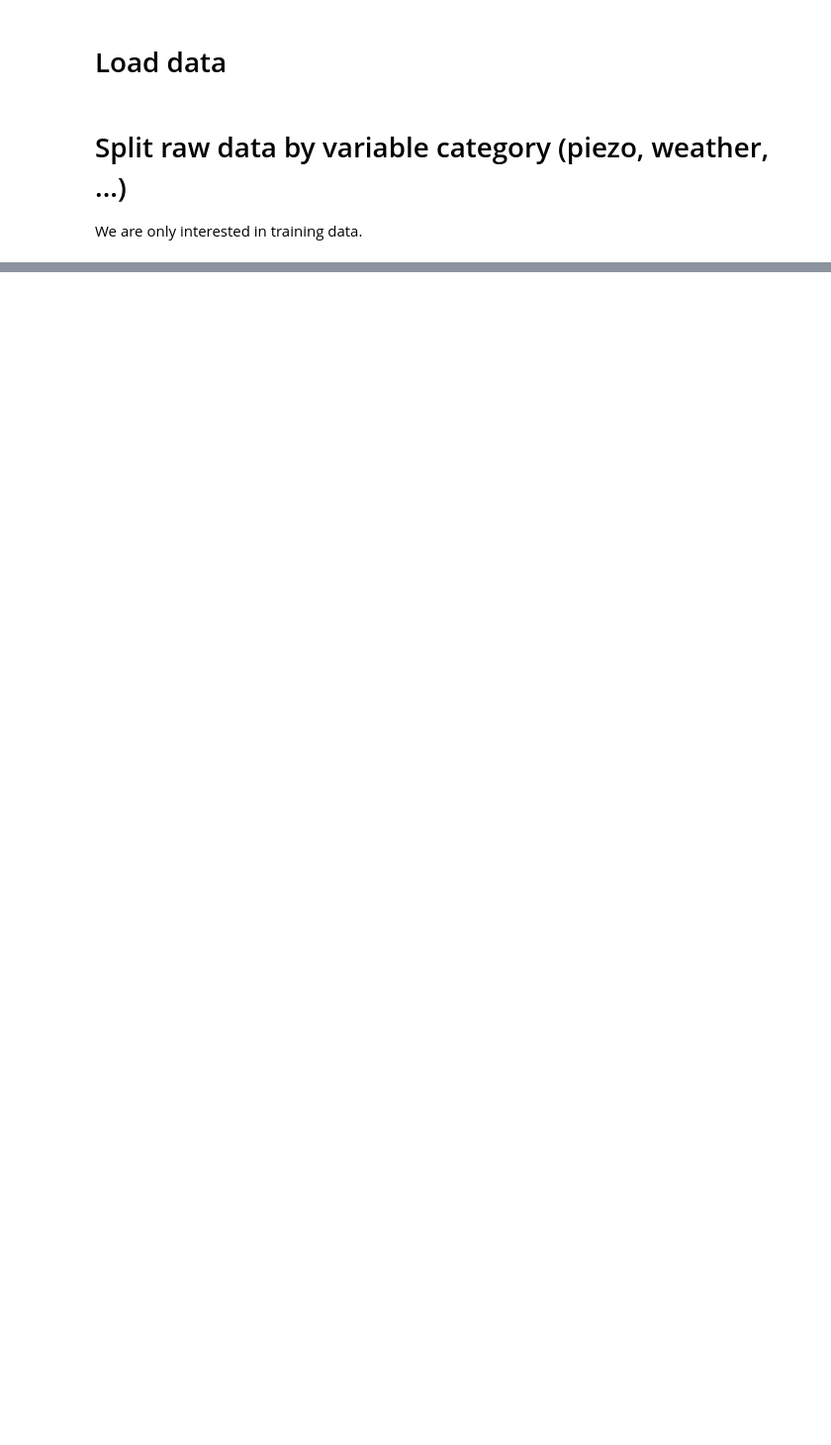
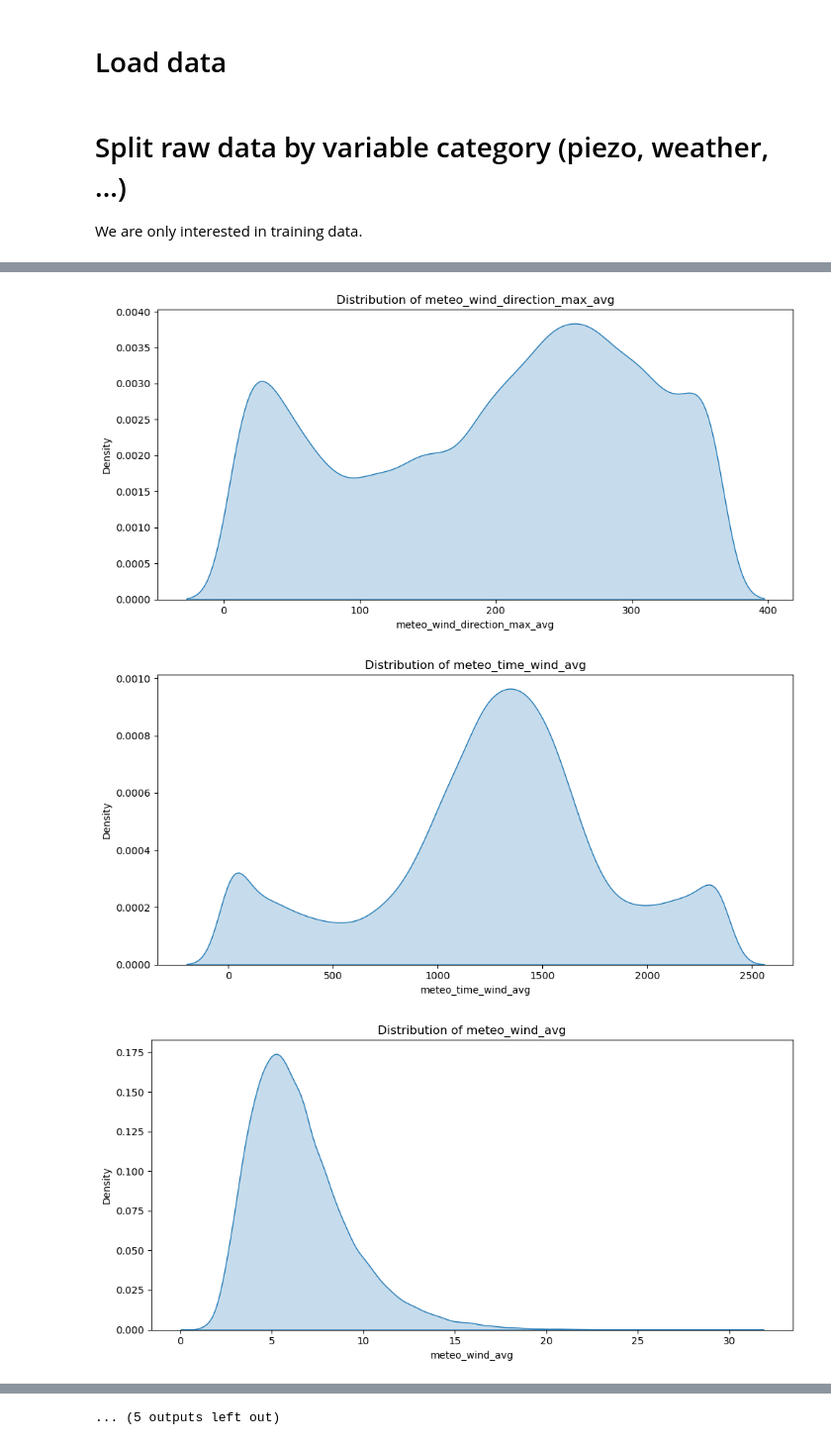
Before and after one commit to moranenzo/H-ckaton, a Jupyter notebook: weather_feature_engineering.ipynb, the cells around one changed output, grey strips where cells are left out. Shown at 99% size. Cells and saved outputs as stored; diff of their text form; code cells hidden in the pictures; blank space fills up the shorter version.

```diff
--- a/weather_feature_engineering.ipynb
+++ b/weather_feature_engineering.ipynb
@@ -657,0 +408,2 @@ KeyError: 'meteo_pressure_max'
+# %%
+meteo_variables = meteo_variables.drop(columns="meteo_time_tn", errors='ignore') # doesn't look like a Gaussian
@@ -657,0 +441,30 @@ KeyError: 'meteo_pressure_max'
+# %%
+medium_NaN_columns = [
+    "meteo_wind_direction_max_avg",
+    "meteo_time_wind_avg",
+    "meteo_wind_avg",
+    "meteo_time_wind_max",
+    "meteo_wind_direction_max_inst",
+    "meteo_wind_speed_avg_10m",
+    "meteo_wind_max",
+    "meteo_time_wind_max_3s",
+    "meteo_wind_max_3s",
+    "meteo_humidity_duration_above_80%",
+    "meteo_humidity_duration_below_40%",
+    "meteo_time_humidity_max",
+    "meteo_humidity_max",
+    "meteo_time_humidity_min",
+    "meteo_humidity_min",
+    "meteo_humidity_avg",
+    "meteo__pressure_saturation_avg"
+]
+# %%
+for column in medium_NaN_columns:
+    if column in meteo_variables.columns:
+        plot_kde_for_column(meteo_variables, column)
+    else:
+        print(f"Column {column} not found in filtered_df")
+# %% [output]
+[figure, added]
+[figure, added]
+[figure, added]
@@ -657,0 +480 @@ KeyError: 'meteo_pressure_max'
+... (5 outputs left out)
```
Also changed, not shown: parts of 113 cells of this notebook, 1 other file.
